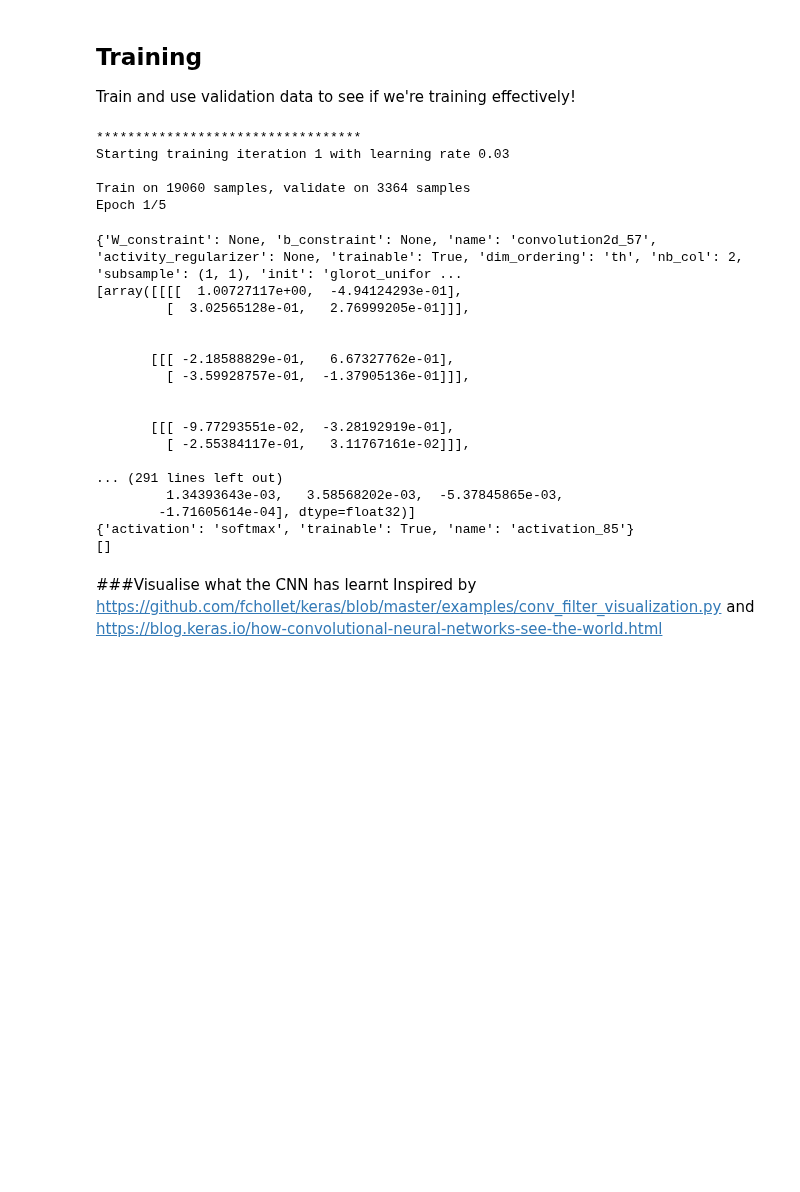
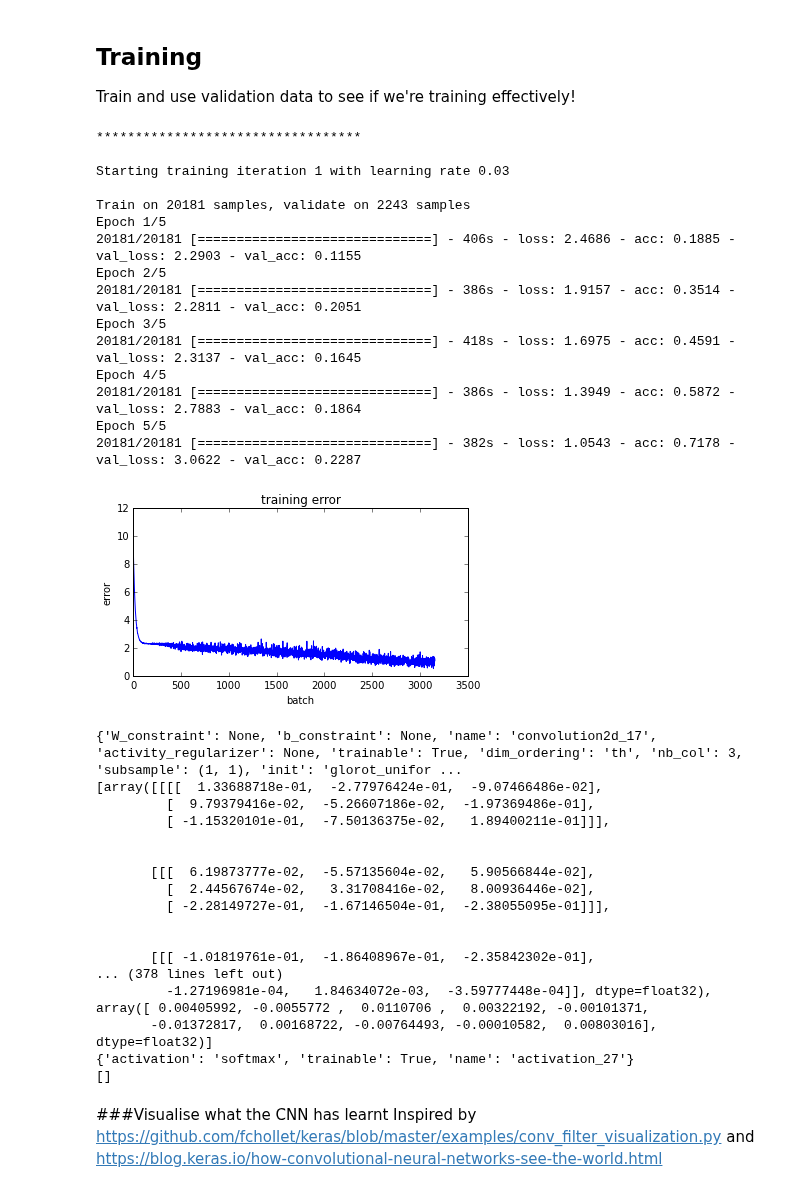
Before and after one commit to markstrefford/state-farm, a Jupyter notebook: state-farm.ipynb, the cells around one changed output. Drawn from its saved outputs; the diff is of its cells as text; code cells hidden in the pictures; blank space fills up the shorter version.

Commit message:
Reworking validation model

```diff
--- a/state-farm.ipynb
+++ b/state-farm.ipynb
@@ -239,9 +228,6 @@ Driver validation list: []
 # %%
-# TODO - Add in random ordering of training data!!
-# index = np.random.choice(range(0, num_training_samples), num_training_samples, replace = False) # Random ordering
-# ...driver_list[index], training_list[index]
-print "Creating training data:"
-X_train, y_train = create_train_validation_data(driver_list, training_list)
-print "Creating validation data:"
-X_valid, y_valid = create_train_validation_data(driver_list, validation_list)
+print "Creating training/validation data:"
+X_train, y_train = create_train_validation_data(driver_list, driver_ids)
+#print "Creating validation data:"
+#X_valid, y_valid = create_train_validation_data(driver_list, validation_list)
 # %% [output]
@@ -281,12 +268,12 @@ from keras.optimizers import Adam, SGD
 def custom_keras_model(num_classes, weights_path=None, w_regularizer = None, b_regularizer = None):
     num_filters = 8      #number of filters to apply/learn in the 1D convolutional layer
     num_pooling = 2
-    filter_length = 5     #linear length of each filter (this is 1D)
+    #filter_length = 5     #linear length of each filter (this is 1D)
     num_filters_2 = 8
 
     #num_filters = 8      #number of filters to apply/learn in the 1D convolutional layer
     #num_pooling = 2
-    #filter_length = 2     #linear length of each filter (this is 1D)
+    filter_length = 3     #linear length of each filter (this is 1D)
     #num_filters_2 = 16
 
     # Create callback for history report
@@ -414,54 +403,67 @@ Train and use validation data to see if we're training effectively!
 # %%
 batch_size = 32
 num_epochs = 5 #10
-learning_rate = [0.003, 0.01, 0.03, 0.1, 0.3]
+#learning_rate = [0.003, 0.01, 0.03, 0.1, 0.3]
+learningrate = 0.03
 
 for i in range(0,1):   # range(0,4) if doing multiple learning rates
-    #learningrate = learning_rate[i]
-    learningrate = 0.03
+    #training_list, validation_list = split_drivers_into_train_and_validate(driver_ids)
     print "\n**********************************"
-    print "Starting training iteration {} with learning rate {}\n".format(i+1, learningrate)
+    #print "Driver train list: {}".format(training_list)
+    #print "Driver validation list: {}".format(validation_list)
+    print "\nStarting training iteration {} with learning rate {}\n".format(i+1, learningrate)
     model, LossHistory = compile_model(learningrate)
     history = LossHistory()
     #model.fit(X_train, y_train, batch_size=batch_size, nb_epoch=num_epochs,
     #          verbose=1, validation_data=(X_valid, y_valid), shuffle=True,
     #          callbacks=[history])
     model.fit(X_train, y_train,
               batch_size=batch_size,
               nb_epoch=num_epochs,
-              validation_split = 0.15,
               verbose=1,
-              shuffle=True,
+              validation_split = 0.10, shuffle=True,
               callbacks=[history])
+    # validation_data=(X_train[validation_list], y_train[validation_list]),
     graph_training_loss_history(history.losses)
     #print('Score log_loss: ', get_log_loss_score(model, X_valid, y_valid))
 # %% [output]
 **********************************
+
 Starting training iteration 1 with learning rate 0.03
 
-Train on 19060 samples, validate on 3364 samples
+Train on 20181 samples, validate on 2243 samples
 Epoch 1/5
+20181/20181 [==============================] - 406s - loss: 2.4686 - acc: 0.1885 - val_loss: 2.2903 - val_acc: 0.1155
+Epoch 2/5
+20181/20181 [==============================] - 386s - loss: 1.9157 - acc: 0.3514 - val_loss: 2.2811 - val_acc: 0.2051
+Epoch 3/5
+20181/20181 [==============================] - 418s - loss: 1.6975 - acc: 0.4591 - val_loss: 2.3137 - val_acc: 0.1645
+Epoch 4/5
+20181/20181 [==============================] - 386s - loss: 1.3949 - acc: 0.5872 - val_loss: 2.7883 - val_acc: 0.1864
+Epoch 5/5
+20181/20181 [==============================] - 382s - loss: 1.0543 - acc: 0.7178 - val_loss: 3.0622 - val_acc: 0.2287
+[figure, added]
 # %%
 for layer in model.layers:
     print layer.get_config()
     print layer.get_weights()
 # %% [output]
-{'W_constraint': None, 'b_constraint': None, 'name': 'convolution2d_57', 'activity_regularizer': None, 'trainable': True, 'dim_ordering': 'th', 'nb_col': 2, 'subsample': (1, 1), 'init': 'glorot_unifor ...
-[array([[[[  1.00727117e+00,  -4.94124293e-01],
-         [  3.02565128e-01,   2.76999205e-01]]],
+{'W_constraint': None, 'b_constraint': None, 'name': 'convolution2d_17', 'activity_regularizer': None, 'trainable': True, 'dim_ordering': 'th', 'nb_col': 3, 'subsample': (1, 1), 'init': 'glorot_unifor ...
+[array([[[[  1.33688718e-01,  -2.77976424e-01,  -9.07466486e-02],
+         [  9.79379416e-02,  -5.26607186e-02,  -1.97369486e-01],
+         [ -1.15320101e-01,  -7.50136375e-02,   1.89400211e-01]]],
 
 
-       [[[ -2.18588829e-01,   6.67327762e-01],
-         [ -3.59928757e-01,  -1.37905136e-01]]],
+       [[[  6.19873777e-02,  -5.57135604e-02,   5.90566844e-02],
+         [  2.44567674e-02,   3.31708416e-02,   8.00936446e-02],
+         [ -2.28149727e-01,  -1.67146504e-01,  -2.38055095e-01]]],
 
 
-       [[[ -9.77293551e-02,  -3.28192919e-01],
-         [ -2.55384117e-01,   3.11767161e-02]]],
-
-... (291 lines left out)
-         1.34393643e-03,   3.58568202e-03,  -5.37845865e-03,
-        -1.71605614e-04], dtype=float32)]
-{'activation': 'softmax', 'trainable': True, 'name': 'activation_85'}
+       [[[ -1.01819761e-01,  -1.86408967e-01,  -2.35842302e-01],
+... (378 lines left out)
+         -1.27196981e-04,   1.84634072e-03,  -3.59777448e-04]], dtype=float32), array([ 0.00405992, -0.0055772 ,  0.0110706 ,  0.00322192, -0.00101371,
+       -0.01372817,  0.00168722, -0.00764493, -0.00010582,  0.00803016], dtype=float32)]
+{'activation': 'softmax', 'trainable': True, 'name': 'activation_27'}
 []
 # %%
 model.save_weights('./model/saved_weights_converged.h5')
```
Also changed, not shown: parts of 12 cells of this notebook, 1 other file.
